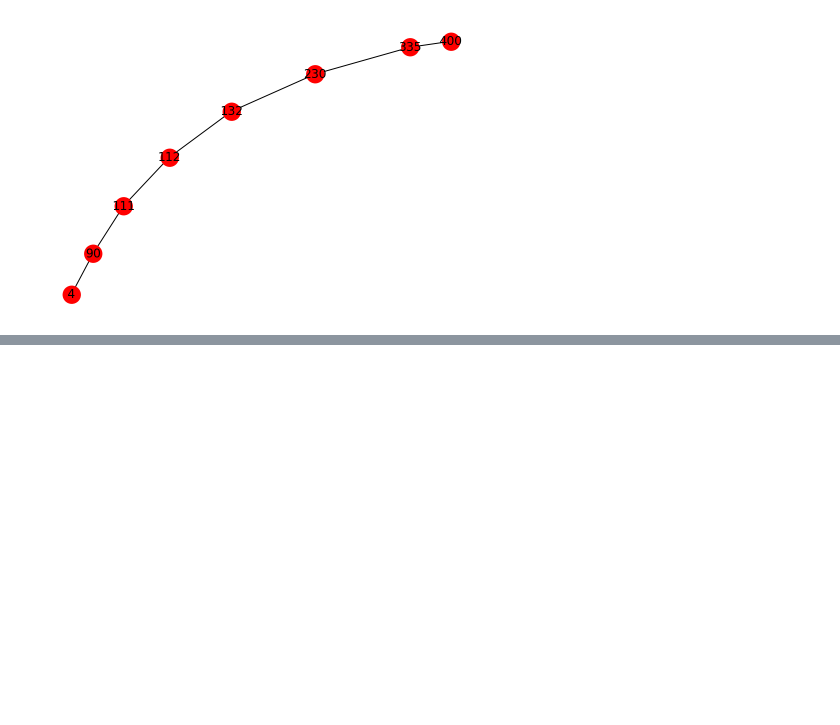
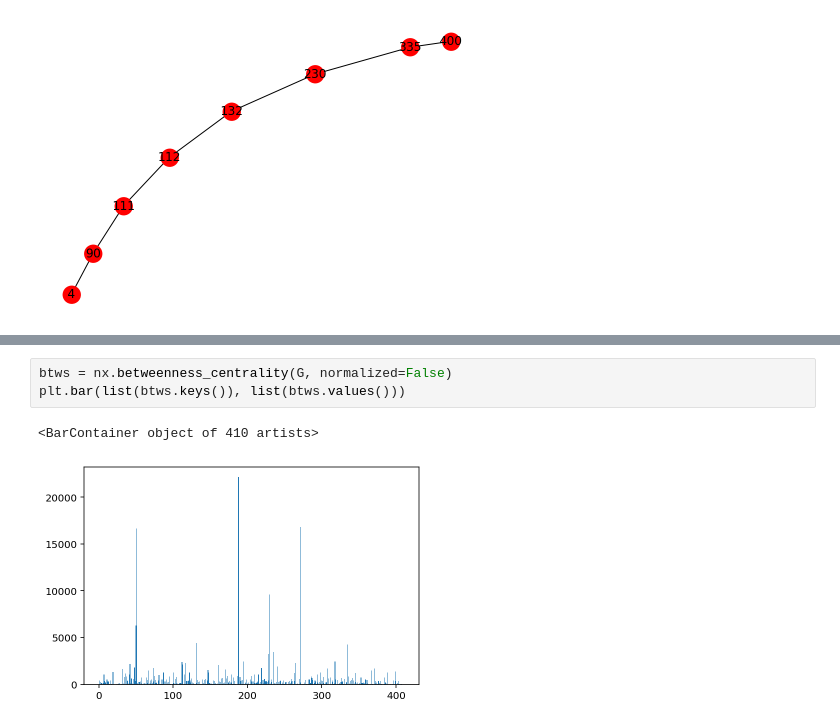
Before and after one commit to s28kiru/network-analysis, a Jupyter notebook: 2-hubs-paths.ipynb, the cells around one changed output, grey strips where cells are left out. Cells and saved outputs as stored; diff of their text form; blank space fills up the shorter version.

```diff
--- a/2-hubs-paths.ipynb
+++ b/2-hubs-paths.ipynb
@@ -161,0 +159,6 @@ nx.draw(newG, with_labels=True)
+# %%
+btws = nx.betweenness_centrality(G, normalized=False)
+plt.bar(list(btws.keys()), list(btws.values()))
+# %% [output]
+<BarContainer object of 410 artists>
+[figure, added]
```
Also changed, not shown: parts of 7 cells of this notebook, 1 other file.
